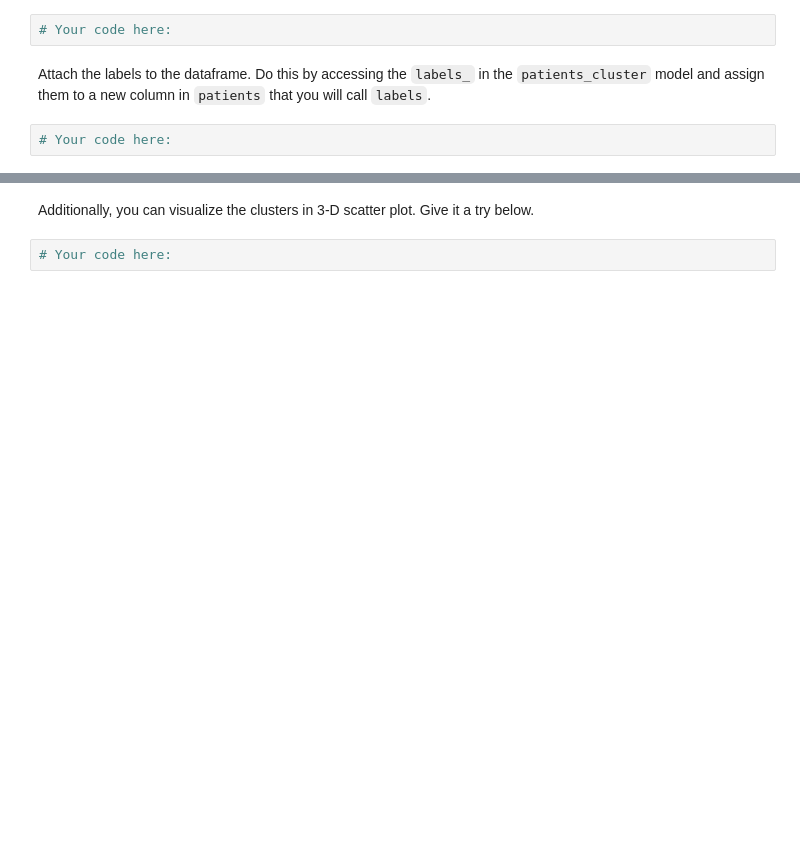
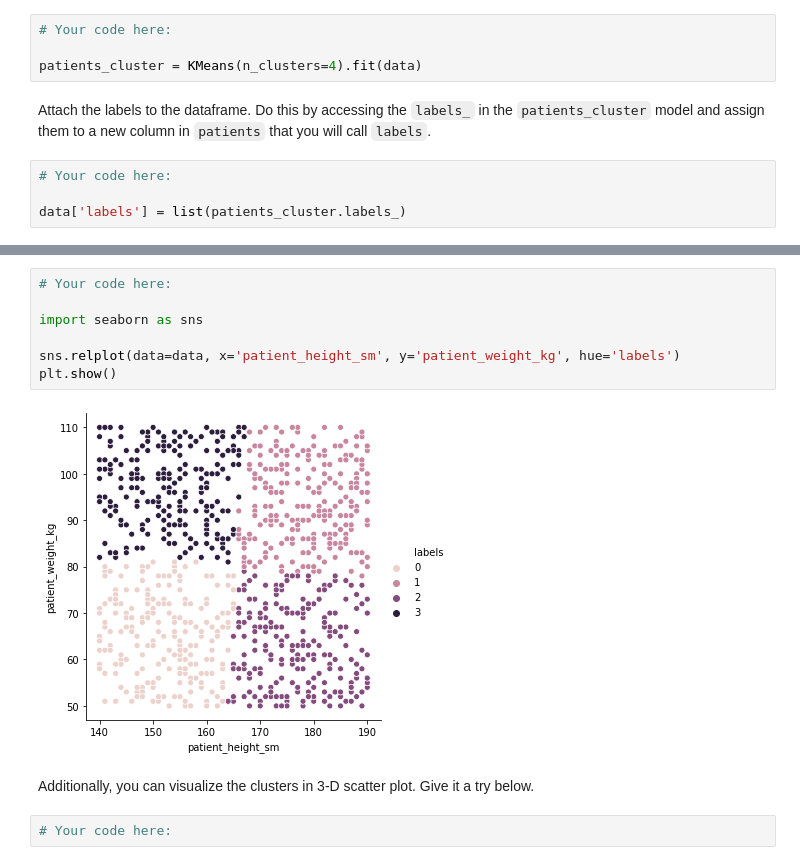
Before and after one commit to ta-datapt-bcn/lab-unsupervised-learning-and-sklearn, a Jupyter notebook: your-code/main.ipynb, the cells around one changed output, grey strips where cells are left out. Cells and saved outputs as stored; diff of their text form; blank space fills up the shorter version.

```diff
--- a/your-code/main.ipynb
+++ b/your-code/main.ipynb
@@ -182,6 +456,10 @@ We start by initializing and fitting a model in the cell below. Call this model
 # %%
 # Your code here:
+
+patients_cluster = KMeans(n_clusters=4).fit(data)
 # %% [markdown]
 Attach the labels to the dataframe. Do this by accessing the `labels_` in the `patients_cluster` model and assign them to a new column in `patients` that you will call `labels`.
 # %%
 # Your code here:
+
+data['labels'] = list(patients_cluster.labels_)
@@ -208,3 +527,12 @@ If the scatter plot does not make any sense to you, it means the features you ch
+# %%
+# Your code here:
+
+import seaborn as sns
+
+sns.relplot(data=data, x='patient_height_sm', y='patient_weight_kg', hue='labels')
+plt.show()
+# %% [output]
+[figure, added]
 # %% [markdown]
 Additionally, you can visualize the clusters in 3-D scatter plot. Give it a try below.
 # %%
```
Also changed, not shown: parts of 50 cells of this notebook, 1 other file.
